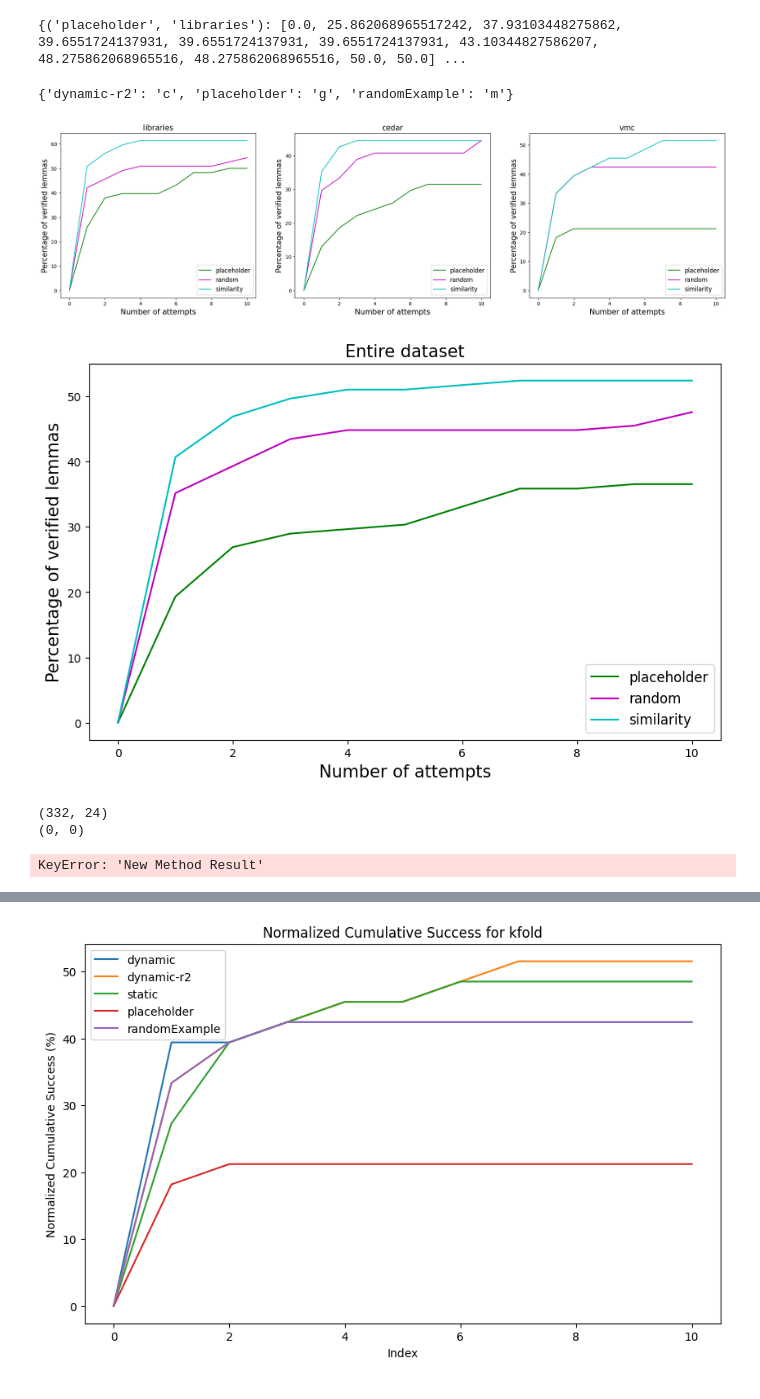
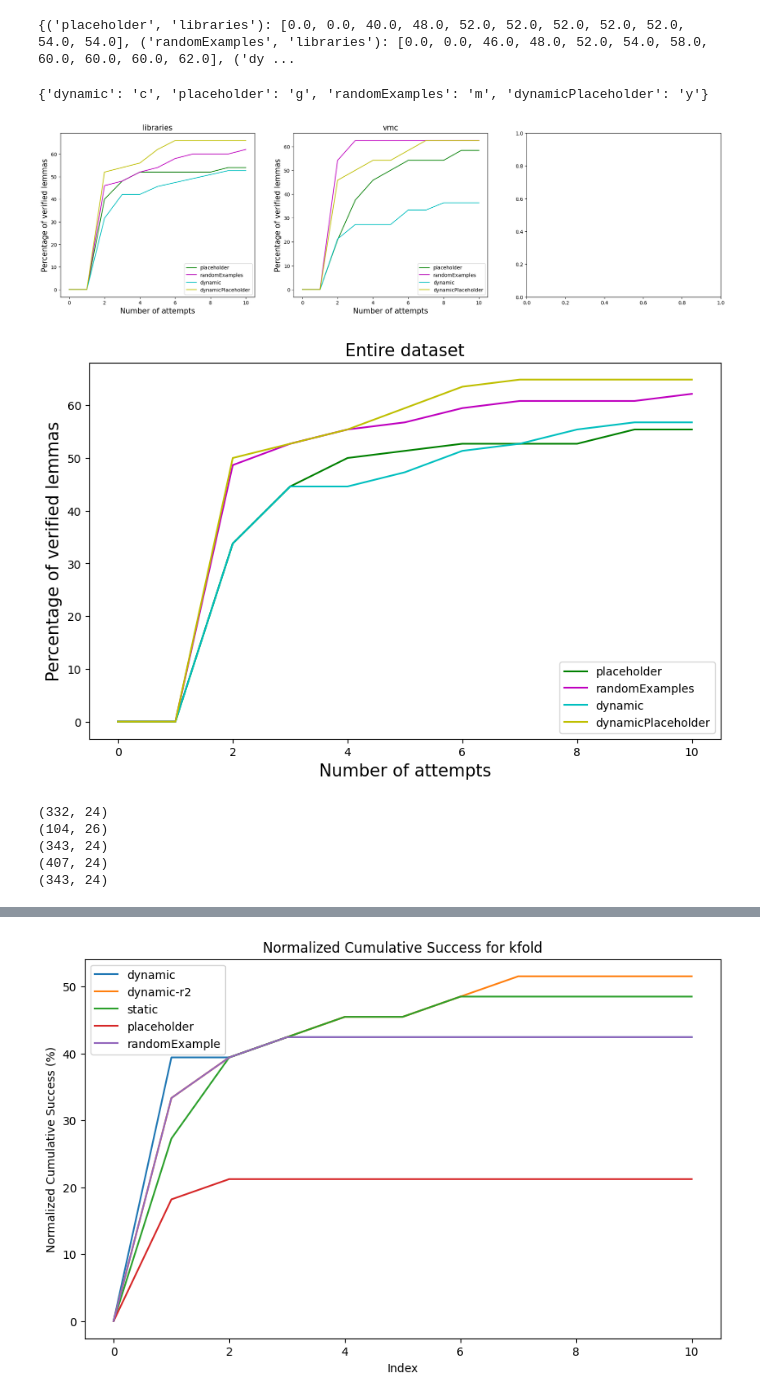
Before and after one commit to ricostynha1/dafny_laurel_repair, a Jupyter notebook: notebooks/clustering_analysis.ipynb, the cells around one changed output, grey strips where cells are left out. Cells and saved outputs as stored; diff of their text form; code cells hidden in the pictures.

```diff
--- a/notebooks/clustering_analysis.ipynb
+++ b/notebooks/clustering_analysis.ipynb
@@ -5,8 +5,10 @@ from urllib.parse import parse_qs
 import matplotlib.pyplot as plt
 from IPython.display import display, HTML
 # %%
-type_exp = ["placeholder", "randomExample", "dynamic-r2"]
-benchmarks = ["libraries", "cedar", "dafnyVMC"]
+type_exp = ["placeholder", "randomExamples", "dynamic", "dynamicPlaceholder"]
+# type_exp = ["dynamicPlaceholder"]
+# benchmarks = ["libraries", "cedar", "dafnyVMC"]
+benchmarks = ["libraries", "dafnyVMC"]
 # Initialize an array to store the cumulative successes for all indices
 successes_data = {}
 overall_data = {}
@@ -14,12 +16,15 @@ for benchmark in benchmarks:
     for method in type_exp:
         df = pd.DataFrame()
         for i in range(58):
+            print(
+                f"Reading file {i}: ../results_llm/tmp_{benchmark}/output_{method}-r3_{benchmark}_{i}.csv"
+            )
             if os.path.exists(
-                f"../results_llm/tmp_{benchmark}/output_{method}_{benchmark}_{i}.csv"
+                # f"../results_llm/tmp_{benchmark}/output_{method}_{benchmark}_{i}.csv"
+                f"../results_llm/tmp_{benchmark}/output_{method}-r3_{benchmark}_{i}.csv"
             ):
-                # print(f"Reading file {i}")
                 df_temp = pd.read_csv(
-                    f"../results_llm/tmp_{benchmark}/output_{method}_{benchmark}_{i}.csv"
+                    f"../results_llm/tmp_{benchmark}/output_{method}-r3_{benchmark}_{i}.csv"
                 )
                 df_temp["Index"] = i
                 df = pd.concat([df, df_temp], ignore_index=True)
@@ -30,6 +35,7 @@ for benchmark in benchmarks:
         # Iterate over the range of tries
         for try_number in range(10):
             # Get the successes for the current try and all previous tries
+            print(f"benchmark: {benchmark}, method: {method}, try: {try_number}")
             successes = df[
                 (df["New Method Result"] == "Correct") & (df["Try"] <= try_number)
             ]
@@ -92,13 +227,15 @@ normalized_cumulative_success[dynamic-r2, dafnyVMC] = [0.0, 33.333333333333336,
 # %%
 print(normalized_cumulative_success)
 # %% [output]
-{('placeholder', 'libraries'): [0.0, 25.862068965517242, 37.93103448275862, 39.6551724137931, 39.6551724137931, 39.6551724137931, 43.10344827586207, 48.275862068965516, 48.275862068965516, 50.0, 50.0] ...
+{('placeholder', 'libraries'): [0.0, 0.0, 40.0, 48.0, 52.0, 52.0, 52.0, 52.0, 52.0, 54.0, 54.0], ('randomExamples', 'libraries'): [0.0, 0.0, 46.0, 48.0, 52.0, 54.0, 58.0, 60.0, 60.0, 60.0, 62.0], ('dy ...
 # %%
 fig, axs = plt.subplots(nrows=1, ncols=3, figsize=(24, 6))
-colors = ["c", "g", "m", "c", "m", "y", "k"]
+colors = ["c", "g", "m", "y", "k", "r"]
 color_map = {
     method: colors[i % len(colors)]
-    for i, method in enumerate(["dynamic-r2", "placeholder", "randomExample"])
+    for i, method in enumerate(
+        ["dynamic", "placeholder", "randomExamples", "dynamicPlaceholder"]
+    )
 }
 print(color_map)
 i = 0
@@ -107,35 +244,35 @@ for benchmark in benchmarks:
     for method in type_exp:
         data = normalized_cumulative_success[(method, benchmark)]
         method_name = method
         if method == "randomExample":
             method_name = "random"
         if method == "dynamic-r2":
             method_name = "similarity"
         axs[i].plot(data, label=method_name, color=color_map[method])
         benchmark_name = benchmark
         if benchmark == "dafnyVMC":
             benchmark_name = "vmc"
         axs[i].set_title(f"{benchmark_name}", fontsize=15)
         axs[i].set_xlabel("Number of attempts", fontsize=15)
         axs[i].legend(loc="lower right", fontsize=10)
         axs[i].set_ylabel("Percentage of verified lemmas", fontsize=15)
         # axs[i].legend()
     i += 1
 plt.savefig("../fig/benchs_similarity.pdf", bbox_inches="tight")
 plt.show()
 # plt.figure(figsize=(10, 6))
 # normalized_cumulative_success_lib = normalized_cumulative_success
 # for (method, benchmark), cumulative_successes in normalized_cumulative_success.items():
 #   data = normalized_cumulative_success[(method, "kfold")]
 #   plt.plot(data, label=method)
 # plt.title(f'Normalized Cumulative Success for {benchmark}')
 # plt.xlabel('Index')
 # plt.ylabel('Normalized Cumulative Success (%)')
 # plt.legend()
 # plt.show()
 # %% [output]
-{'dynamic-r2': 'c', 'placeholder': 'g', 'randomExample': 'm'}
+{'dynamic': 'c', 'placeholder': 'g', 'randomExamples': 'm', 'dynamicPlaceholder': 'y'}
-[figure, old version]
+[figure, new version]
 # %%
 plt.figure(figsize=(10, 6))
 for method, data in total_successes.items():
@@ -153,7 +290,7 @@ plt.savefig("../fig/entire_similarity.pdf", bbox_inches="tight")
 
 plt.show()
 # %% [output]
-[figure, old version]
+[figure, new version]
 # %%
 type_exp = ["dynamic", "dynamic-r3", "static", "placeholder", "randomExample"]
 
@@ -198,8 +335,10 @@ for (method, benchmark), cumulative_successes in successes_data.items():
         ]
 # %% [output]
 (332, 24)
-(0, 0)
+(104, 26)
+(343, 24)
+(407, 24)
+(343, 24)
-KeyError: 'New Method Result'
 # %%
 plt.figure(figsize=(10, 6))
 normalized_cumulative_success_cedar = normalized_cumulative_success
```
Also changed, not shown: parts of 3 cells of this notebook, 24 other files.
